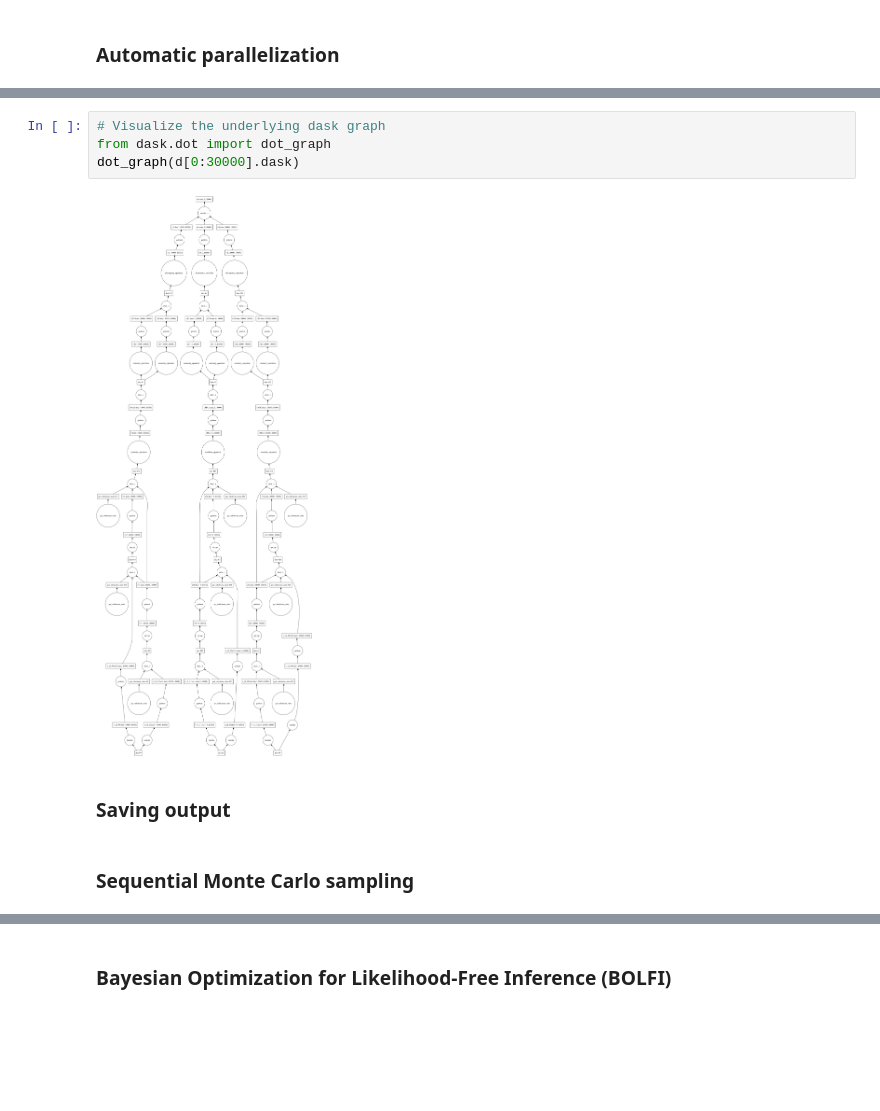
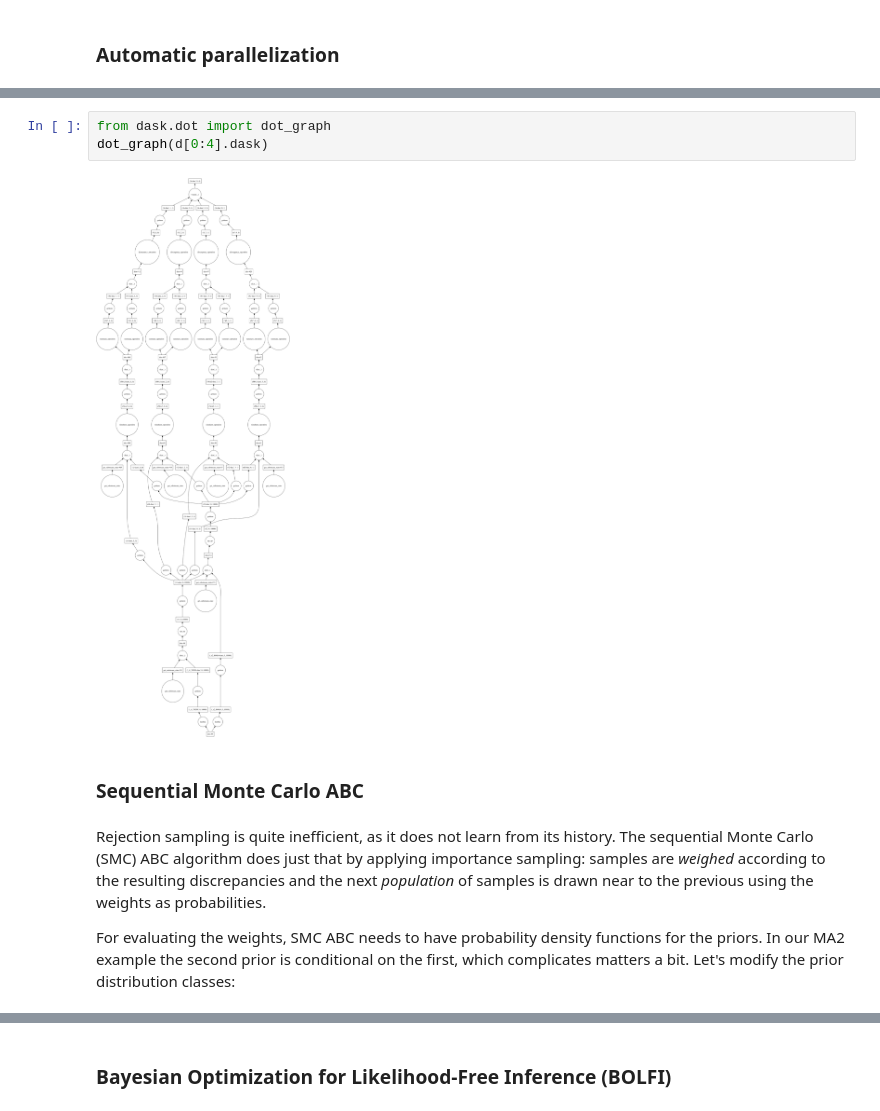
Before and after one commit to elfi-dev/elfi, a Jupyter notebook: notebooks/ma2_example.ipynb, the cells around one changed output, grey strips where cells are left out. Cells and saved outputs as stored; diff of their text form; blank space fills up the shorter version.

Commit message:
MA2 example notebook

```diff
--- a/notebooks/ma2_example.ipynb
+++ b/notebooks/ma2_example.ipynb
@@ -210,10 +242,11 @@ plt.scatter(t1_post, t2_post, s=1, edgecolor='none');
 # %%
-# Visualize the underlying dask graph
 from dask.dot import dot_graph
-dot_graph(d[0:30000].dask)
+dot_graph(d[0:4].dask)
 # %% [output]
-[figure, old version]
+[figure, new version]
-# %% [markdown]
-### Saving output
 # %% [markdown]
-### Sequential Monte Carlo sampling
+### Sequential Monte Carlo ABC
+# %% [markdown]
+Rejection sampling is quite inefficient, as it does not learn from its history. The sequential Monte Carlo (SMC) ABC algorithm does just that by applying importance sampling: samples are *weighed* according to the resulting discrepancies and the next *population* of samples is drawn near to the previous using the weights as probabilities.
+
+For evaluating the weights, SMC ABC needs to have probability density functions for the priors. In our MA2 example the second prior is conditional on the first, which complicates matters a bit. Let's modify the prior distribution classes:
```
Also changed, not shown: parts of 49 cells of this notebook, 1 other file.
